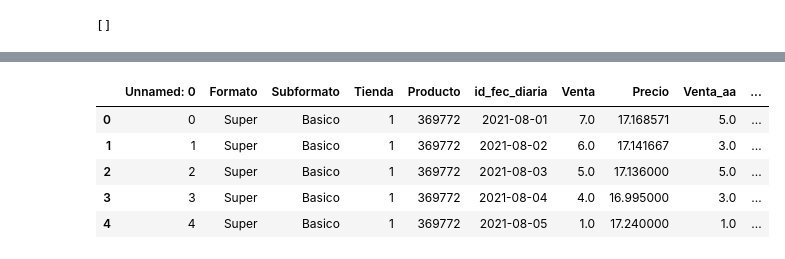
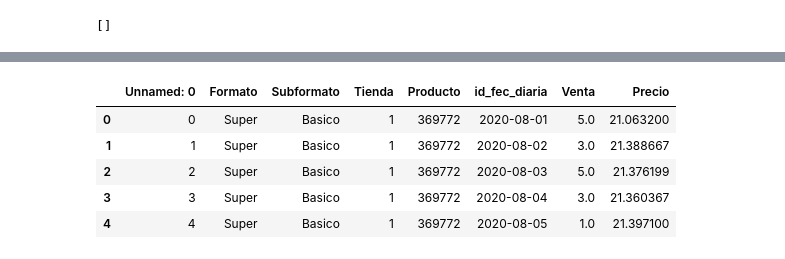
Before and after one commit to AlanMLCH/pythonDataScience, a Jupyter notebook: enkiForecasting/EDA.ipynb, the cells around one changed output, grey strips where cells are left out. Drawn from its saved outputs; the diff is of its cells as text; code cells hidden in the pictures.

```diff
--- a/enkiForecasting/EDA.ipynb
+++ b/enkiForecasting/EDA.ipynb
@@ -212,6 +221,3 @@ duplicatedRows
 426377 rows × 11 columns
 # %%
 total_rows = storeFirstDataframeDateChanged.shape[0]
-# %%
-storeFirstDataframeDateChanged['id_fec_diaria'] = storeFirstDataframeDateChanged['id_fec_diaria'].apply(lambda x: x.replace(year = x.year + 1))
-storeSecondDataframeDateChanged
@@ -219,0 +224,16 @@ KeyError: "None of [DatetimeIndex(['2022-08-01', '2022-08-02', '2022-08-03', '20
+# %%
+storeSecondDataframeDateChanged = storeFirstDataframeDateChanged.copy()
+
+storeSecondDataframeDateChanged['id_fec_diaria'] = storeSecondDataframeDateChanged['id_fec_diaria'].apply(lambda x: x.replace(year = x.year - 1))
+
+storeSecondDataframeDateChanged=storeSecondDataframeDateChanged.drop(columns=['Venta', 'Precio'])
+
+storeSecondDataframeDateChanged.rename(columns = {'Venta_aa':'Venta', 'Precio_aa':'Precio'}, inplace = True)
+
+storeFirstDataframeDateChanged = storeFirstDataframeDateChanged.drop(columns=['Venta_aa', 'Precio_aa'])
+
+twoYearsDataframe = [storeSecondDataframeDateChanged,storeFirstDataframeDateChanged]
+
+twoYearsDataframeConcat = pd.concat(twoYearsDataframe, ignore_index=True)
+
+twoYearsDataframeConcat
@@ -242,11 +293,11 @@ list_months = pd.Series(list_months)
 list_days = pd.Series(list_days)
 list_years = pd.Series(list_years)
 # %%
-storeFirstDataframeDateChanged.head()
+twoYearsDataframeConcat.head()
 # %% [output]
-|  | Unnamed: 0 | Formato | Subformato | Tienda | Producto | id_fec_diaria | Venta | Precio | Venta_aa | ... |
-| 0 | 0 | Super | Basico | 1 | 369772 | 2021-08-01 | 7.0 | 17.168571 | 5.0 | ... |
-| 1 | 1 | Super | Basico | 1 | 369772 | 2021-08-02 | 6.0 | 17.141667 | 3.0 | ... |
-| 2 | 2 | Super | Basico | 1 | 369772 | 2021-08-03 | 5.0 | 17.136000 | 5.0 | ... |
-| 3 | 3 | Super | Basico | 1 | 369772 | 2021-08-04 | 4.0 | 16.995000 | 3.0 | ... |
-| 4 | 4 | Super | Basico | 1 | 369772 | 2021-08-05 | 1.0 | 17.240000 | 1.0 | ... |
+|  | Unnamed: 0 | Formato | Subformato | Tienda | Producto | id_fec_diaria | Venta | Precio |
+| 0 | 0 | Super | Basico | 1 | 369772 | 2020-08-01 | 5.0 | 21.063200 |
+| 1 | 1 | Super | Basico | 1 | 369772 | 2020-08-02 | 3.0 | 21.388667 |
+| 2 | 2 | Super | Basico | 1 | 369772 | 2020-08-03 | 5.0 | 21.376199 |
+| 3 | 3 | Super | Basico | 1 | 369772 | 2020-08-04 | 3.0 | 21.360367 |
+| 4 | 4 | Super | Basico | 1 | 369772 | 2020-08-05 | 1.0 | 21.397100 |
```
Also changed, not shown: parts of 34 cells of this notebook.
